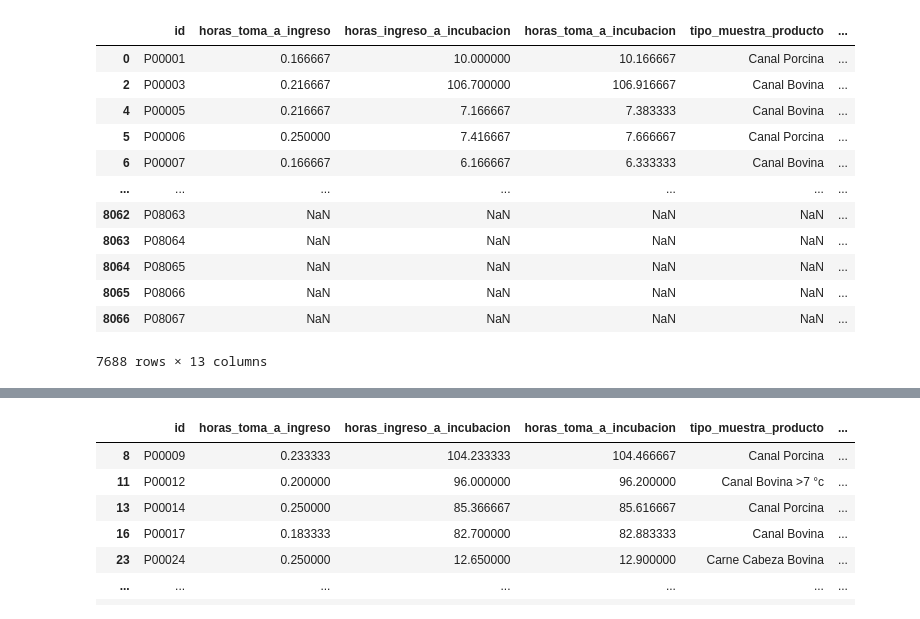
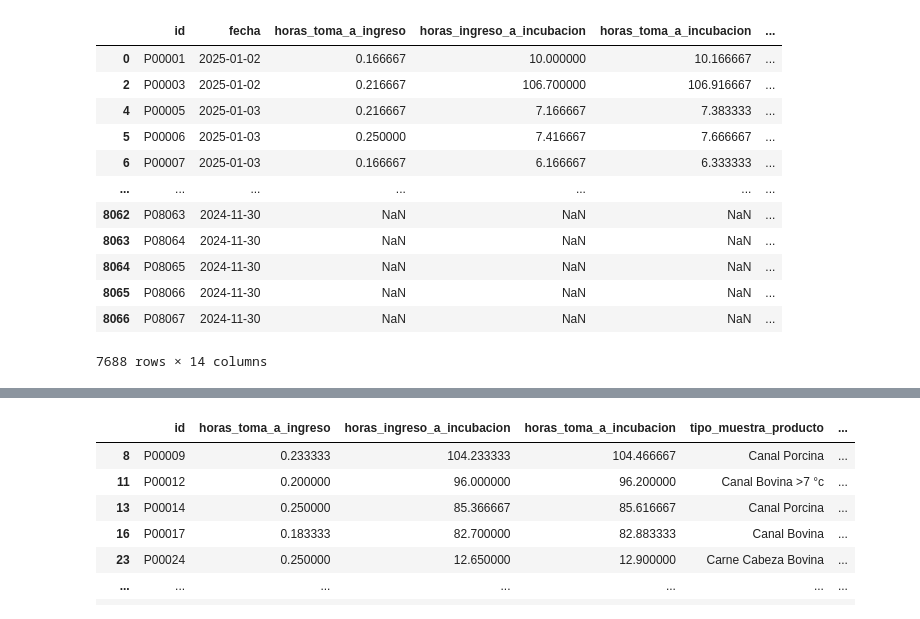
Before and after one commit to jdrincone/hawking, a Jupyter notebook: exploration/exp_central_ganadera_tiempos.ipynb, the cells around one changed output, grey strips where cells are left out. Drawn from its saved outputs; the diff is of its cells as text; code cells hidden in the pictures.

```diff
--- a/exploration/exp_central_ganadera_tiempos.ipynb
+++ b/exploration/exp_central_ganadera_tiempos.ipynb
@@ -142,10 +122,10 @@ df['sample_date'] = df.apply(lambda r: assemble_dt(r, 'dia_muestreo', 'hora_toma
 df['fecha_ingreso'] = df.apply(lambda r: assemble_dt(r, 'dia_ingreso_lab', 'hora_ingreso_lab'), axis=1)
 df['fecha_incubacion'] = df.apply(lambda r: assemble_dt(r, 'dia_siembra_incubadora', 'hora_incubacion'), axis=1)
 
-
 df['horas_toma_a_ingreso'] = (df['fecha_ingreso'] - df['sample_date']).dt.total_seconds() / 3600
 df['horas_ingreso_a_incubacion'] = (df['fecha_incubacion'] - df['fecha_ingreso']).dt.total_seconds() / 3600
 df['horas_toma_a_incubacion'] = (df['fecha_incubacion'] - df['sample_date']).dt.total_seconds() / 3600
+df['year_month'] = df['fecha'].dt.to_period('M')
 # %%
 cond = (df['horas_toma_a_incubacion']<0) | (df['horas_ingreso_a_incubacion']<0) | (df['horas_toma_a_ingreso']<0)
 df_good = df[~cond]
@@ -152,44 +149,44 @@ df_good = df[~cond]
 # %%
 cls = [
 'id',
-#'fecha',
+'fecha',
 #'dia_muestreo',
 #'mes_muestreo',
 #'anio',
 #'hora_toma_muestra',
 #'dia_ingreso_lab',
 #'hora_ingreso_lab',
 #'sample_date',
 'horas_toma_a_ingreso',
 'horas_ingreso_a_incubacion',
 'horas_toma_a_incubacion',
 #'fecha_ingreso',
 #'fecha_incubacion',
 'tipo_muestra_producto',
 #'cava_muestra',
 #'dia_siembra_incubadora',
 #'hora_incubacion',
 'analisis_ecoli_36c_24h',
 'resultado_ec_ufc_cm2',
 'analisis_coliformes_totales_36c_24h',
 'resultado_ct_ufc_cm2',
 'analisis_salmonella_spp_41_5c_24h',
 'resultado_salmonella',
 'analisis_ecoli_o157_h7_41_5c_24h',
 'resultado_ecoli_o157_h7',
 ]
 df_good[cls]
 # %% [output]
-|  | id | horas_toma_a_ingreso | horas_ingreso_a_incubacion | horas_toma_a_incubacion | tipo_muestra_producto | ... |
-| 0 | P00001 | 0.166667 | 10.000000 | 10.166667 | Canal Porcina | ... |
-| 2 | P00003 | 0.216667 | 106.700000 | 106.916667 | Canal Bovina | ... |
-| 4 | P00005 | 0.216667 | 7.166667 | 7.383333 | Canal Bovina | ... |
-| 5 | P00006 | 0.250000 | 7.416667 | 7.666667 | Canal Porcina | ... |
-| 6 | P00007 | 0.166667 | 6.166667 | 6.333333 | Canal Bovina | ... |
+|  | id | fecha | horas_toma_a_ingreso | horas_ingreso_a_incubacion | horas_toma_a_incubacion | ... |
+| 0 | P00001 | 2025-01-02 | 0.166667 | 10.000000 | 10.166667 | ... |
+| 2 | P00003 | 2025-01-02 | 0.216667 | 106.700000 | 106.916667 | ... |
+| 4 | P00005 | 2025-01-03 | 0.216667 | 7.166667 | 7.383333 | ... |
+| 5 | P00006 | 2025-01-03 | 0.250000 | 7.416667 | 7.666667 | ... |
+| 6 | P00007 | 2025-01-03 | 0.166667 | 6.166667 | 6.333333 | ... |
 | ... | ... | ... | ... | ... | ... | ... |
-| 8062 | P08063 | NaN | NaN | NaN | NaN | ... |
-| 8063 | P08064 | NaN | NaN | NaN | NaN | ... |
-| 8064 | P08065 | NaN | NaN | NaN | NaN | ... |
-| 8065 | P08066 | NaN | NaN | NaN | NaN | ... |
-| 8066 | P08067 | NaN | NaN | NaN | NaN | ... |
+| 8062 | P08063 | 2024-11-30 | NaN | NaN | NaN | ... |
+| 8063 | P08064 | 2024-11-30 | NaN | NaN | NaN | ... |
+| 8064 | P08065 | 2024-11-30 | NaN | NaN | NaN | ... |
+| 8065 | P08066 | 2024-11-30 | NaN | NaN | NaN | ... |
+| 8066 | P08067 | 2024-11-30 | NaN | NaN | NaN | ... |
-7688 rows × 13 columns
+7688 rows × 14 columns
```
Also changed, not shown: parts of 18 cells of this notebook, 1 other file.
